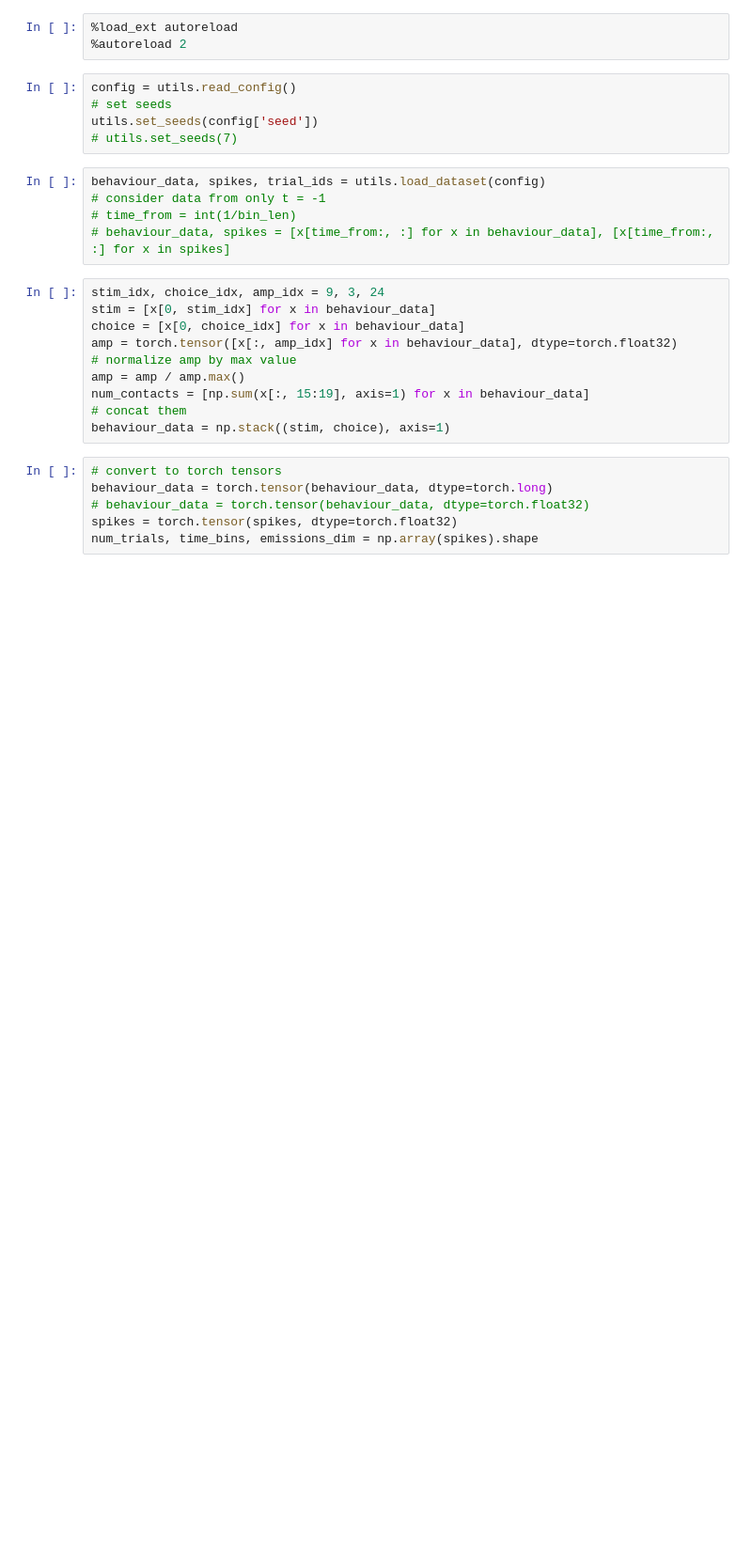
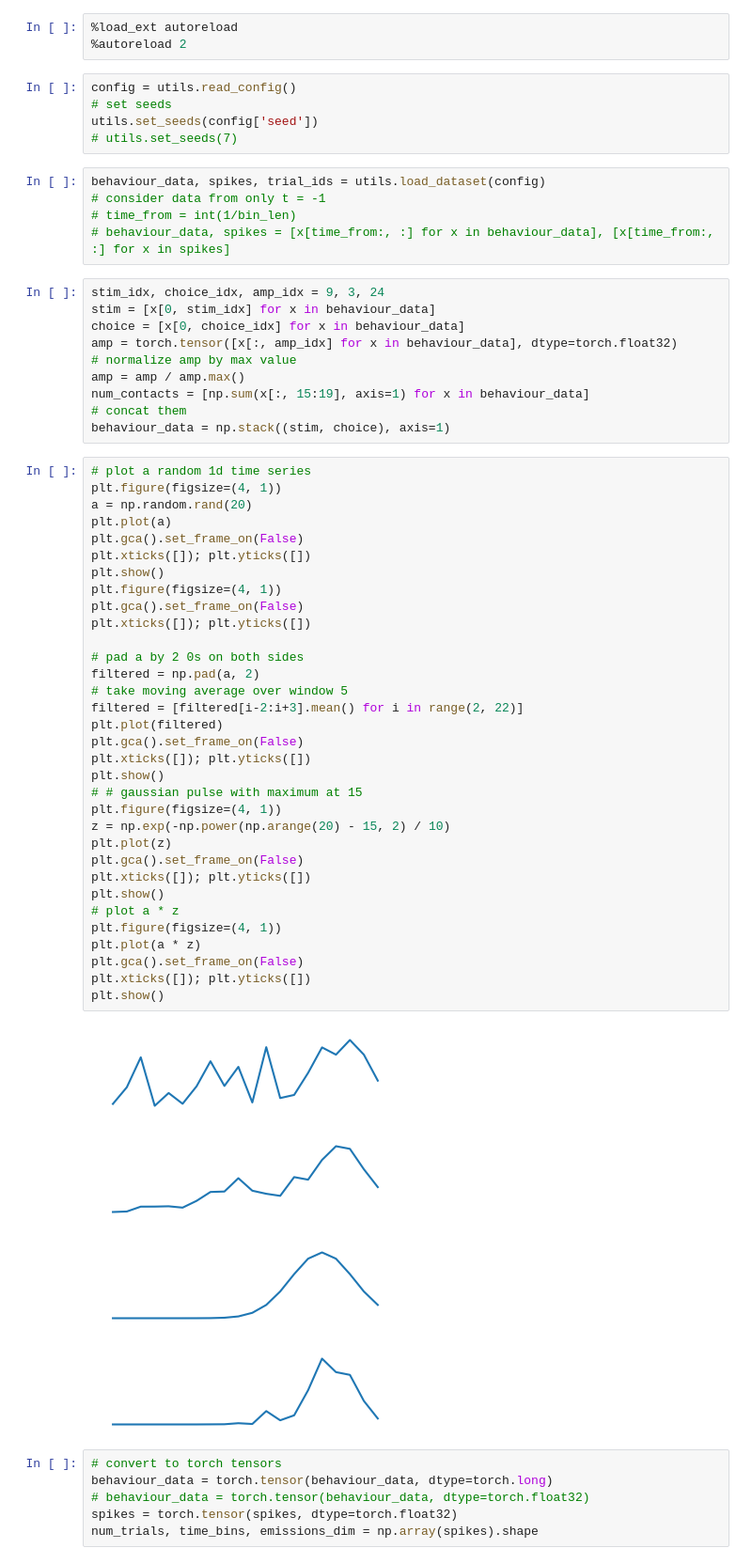
Before and after one commit to methi1999/switching_subspace, a Jupyter notebook: sup.ipynb, the cells around one changed output. Shown at 94% size. Drawn from its saved outputs; the diff is of its cells as text; blank space fills up the shorter version.

```diff
--- a/sup.ipynb
+++ b/sup.ipynb
@@ -38,6 +38,44 @@ amp = amp / amp.max()
 num_contacts = [np.sum(x[:, 15:19], axis=1) for x in behaviour_data]
 # concat them
 behaviour_data = np.stack((stim, choice), axis=1)
+# %%
+# plot a random 1d time series
+plt.figure(figsize=(4, 1))
+a = np.random.rand(20)
+plt.plot(a)
+plt.gca().set_frame_on(False)
+plt.xticks([]); plt.yticks([])
+plt.show()
+plt.figure(figsize=(4, 1))
+plt.gca().set_frame_on(False)
+plt.xticks([]); plt.yticks([])
+
+# pad a by 2 0s on both sides
+filtered = np.pad(a, 2)
+# take moving average over window 5
+filtered = [filtered[i-2:i+3].mean() for i in range(2, 22)]
+plt.plot(filtered)
+plt.gca().set_frame_on(False)
+plt.xticks([]); plt.yticks([])
+plt.show()
+# # gaussian pulse with maximum at 15
+plt.figure(figsize=(4, 1))
+z = np.exp(-np.power(np.arange(20) - 15, 2) / 10)
+plt.plot(z)
+plt.gca().set_frame_on(False)
+plt.xticks([]); plt.yticks([])
+plt.show()
+# plot a * z
+plt.figure(figsize=(4, 1))
+plt.plot(a * z)
+plt.gca().set_frame_on(False)
+plt.xticks([]); plt.yticks([])
+plt.show()
+# %% [output]
+[figure, added]
+[figure, added]
+[figure, added]
+[figure, added]
 # %%
 # convert to torch tensors
 behaviour_data = torch.tensor(behaviour_data, dtype=torch.long)
```
Also changed, not shown: parts of 16 cells of this notebook, 13 other files.
